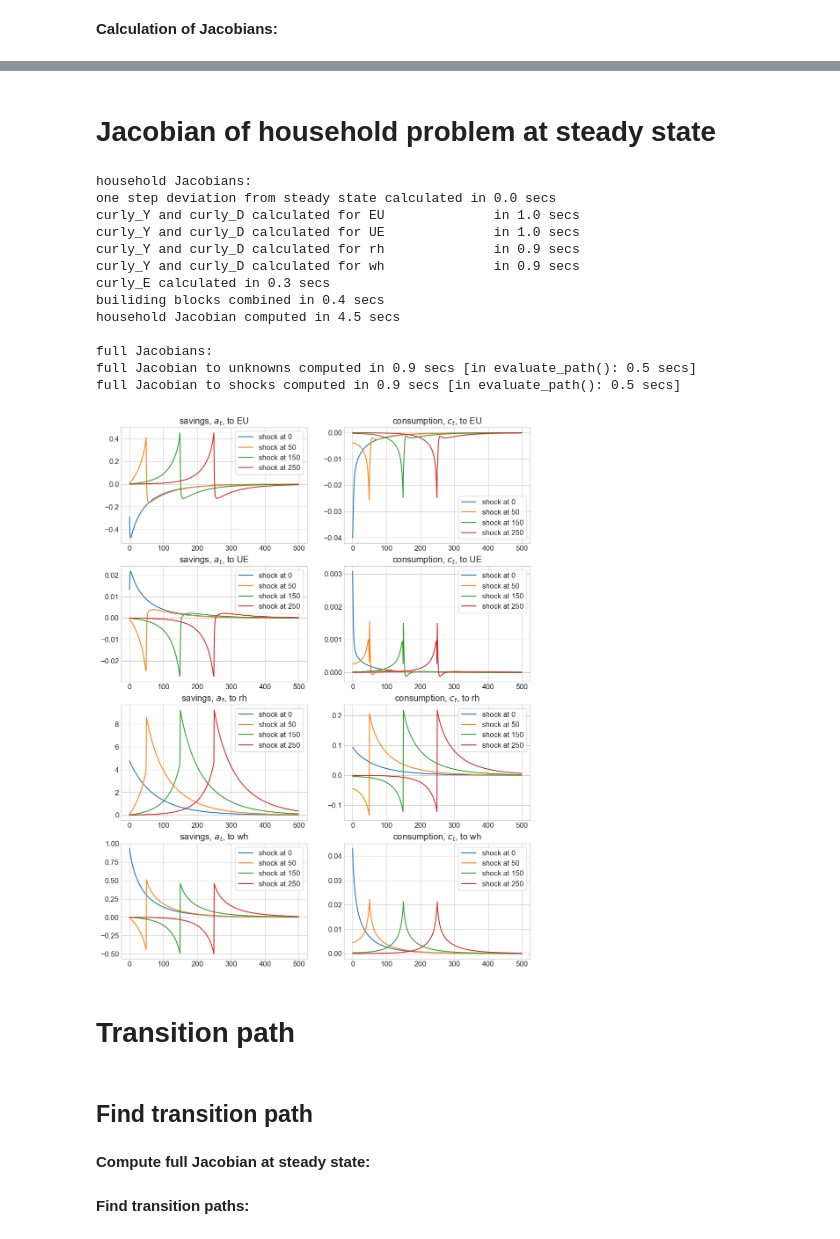
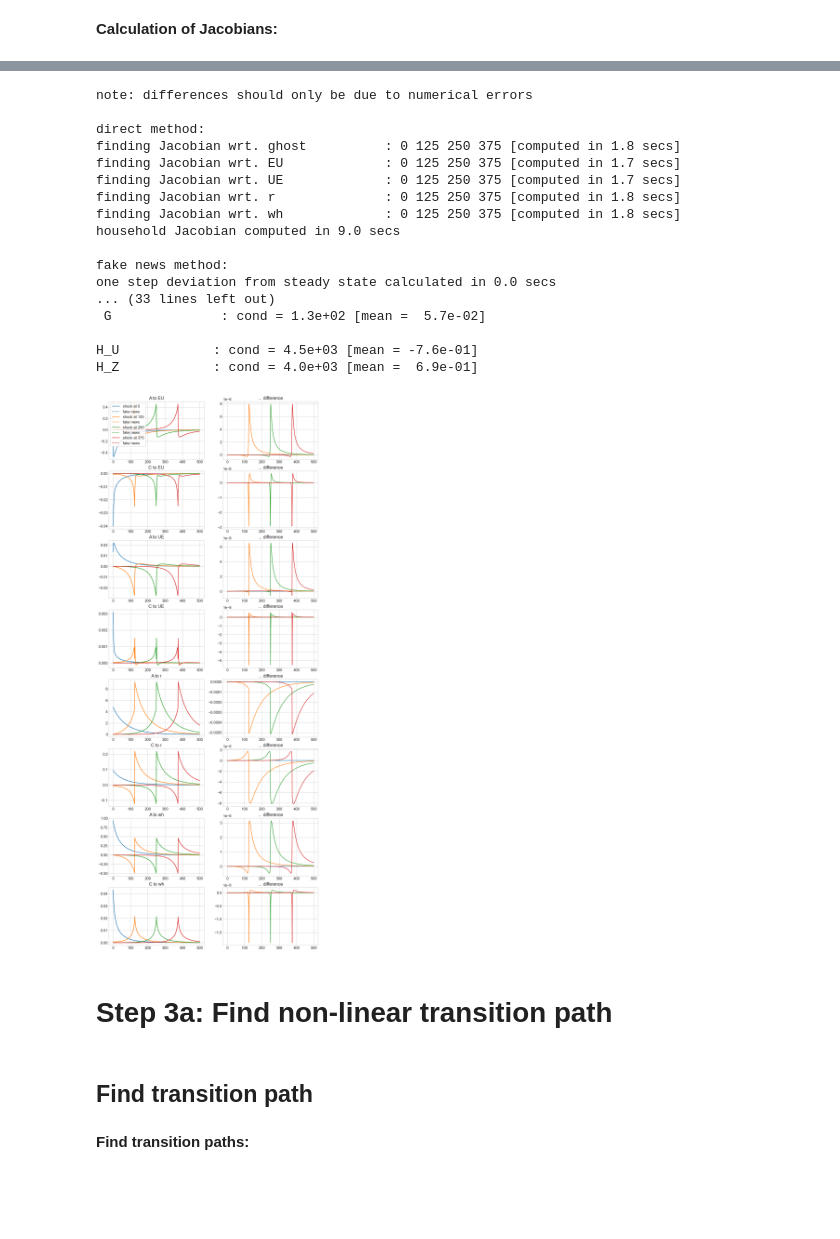
Before and after one commit to NumEconCopenhagen/GEModelToolsNotebooks, a Jupyter notebook: HANK-SAM/HANKSAM.ipynb, the cells around one changed output, grey strips where cells are left out. Saved outputs shown, nothing was run; the diff lists cells and outputs as text; code cells hidden in the pictures; blank space fills up the shorter version.

```diff
--- a/HANK-SAM/HANKSAM.ipynb
+++ b/HANK-SAM/HANKSAM.ipynb
@@ -284,52 +257,28 @@ one step deviation from steady state calculated in 0.0 secs
-# %% [markdown]
-# Jacobian of household problem at steady state
-# %%
-model.compute_jacs(do_print=True)
-# %% [output]
-household Jacobians:
-one step deviation from steady state calculated in 0.0 secs
-curly_Y and curly_D calculated for EU              in 1.0 secs
-curly_Y and curly_D calculated for UE              in 1.0 secs
-curly_Y and curly_D calculated for rh              in 0.9 secs
-curly_Y and curly_D calculated for wh              in 0.9 secs
-curly_E calculated in 0.3 secs
-builiding blocks combined in 0.4 secs
-household Jacobian computed in 4.5 secs
-
-full Jacobians:
-full Jacobian to unknowns computed in 0.9 secs [in evaluate_path(): 0.5 secs]
-full Jacobian to shocks computed in 0.9 secs [in evaluate_path(): 0.5 secs]
-# %%
-fig = plt.figure(figsize=(12,len(model.inputs_hh_all)*4),dpi=100)
-
-i = 0
-for varname in model.inputs_hh_all:
-
-    # a. savings
-    i += 1
-    ax = fig.add_subplot(len(model.inputs_hh_all),2,i)
-    ax.set_title(f'savings, $a_t$, to {varname}')
-    for s in [0,50,150,250]:
-        jac_hh_var = model.jac_hh[('A_hh',varname)]
-        ax.plot(np.arange(par.T),jac_hh_var[:,s],label=f'shock at {s}')
-    ax.legend(frameon=True)
-
-    # b. consumption
-    i += 1
-    ax = fig.add_subplot(len(model.inputs_hh_all),2,i)
-    ax.set_title(f'consumption, $c_t$, to {varname}')
-    for s in [0,50,150,250]:
-        jac_hh_var = model.jac_hh[('C_hh',varname)]
-        ax.plot(np.arange(par.T),jac_hh_var[:,s],label=f'shock at {s}')
-    ax.legend(frameon=True)
-# %% [output]
-[figure, removed]
-# %% [markdown]
-# Transition path
+# %%
+model.test_jacs()
+# %% [output]
+note: differences should only be due to numerical errors
+
+direct method:
+finding Jacobian wrt. ghost          : 0 125 250 375 [computed in 1.8 secs]
+finding Jacobian wrt. EU             : 0 125 250 375 [computed in 1.7 secs]
+finding Jacobian wrt. UE             : 0 125 250 375 [computed in 1.7 secs]
+finding Jacobian wrt. r              : 0 125 250 375 [computed in 1.8 secs]
+finding Jacobian wrt. wh             : 0 125 250 375 [computed in 1.8 secs]
+household Jacobian computed in 9.0 secs
+
+fake news method:
+one step deviation from steady state calculated in 0.0 secs
+... (33 lines left out)
+ G              : cond = 1.3e+02 [mean =  5.7e-02]
+
+H_U            : cond = 4.5e+03 [mean = -7.6e-01]
+H_Z            : cond = 4.0e+03 [mean =  6.9e-01]
+[figure, added]
+# %% [markdown]
+# Step 3a: Find non-linear transition path
 # %% [markdown]
 ## Find transition path
-# %% [markdown]
-**Compute full Jacobian at steady state:**
 # %% [markdown]
 **Find transition paths:**
 # %%
```
Also changed, not shown: parts of 21 cells of this notebook, 17 other files.
